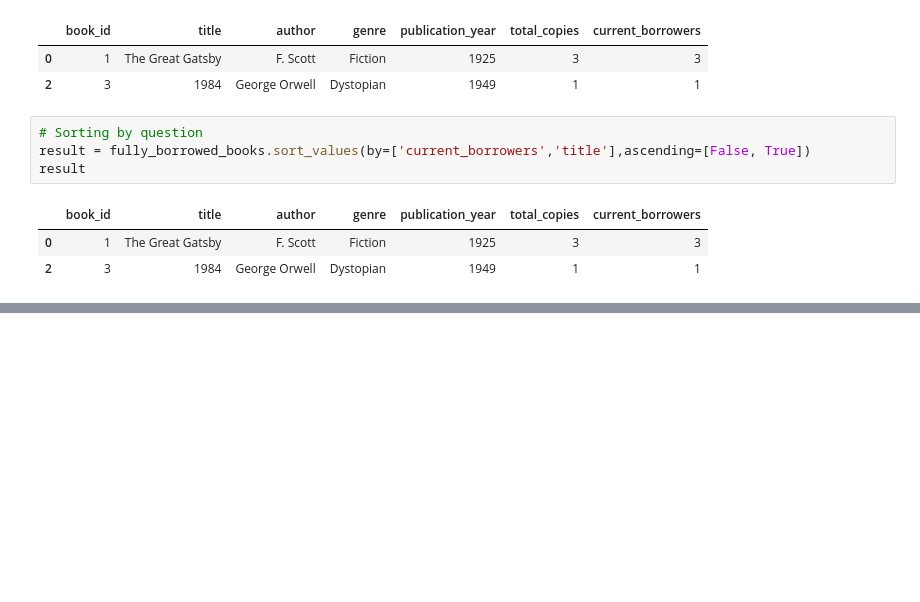
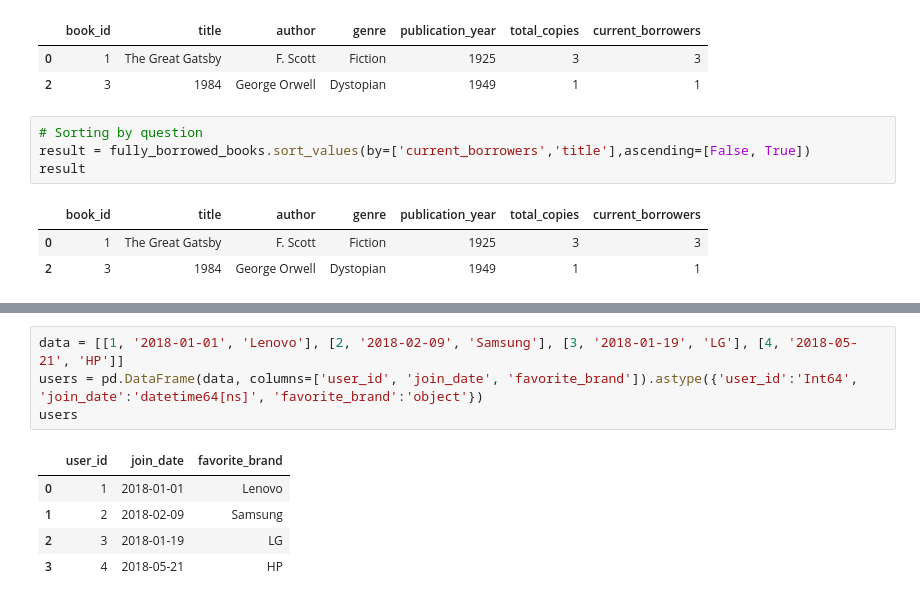
Before and after one commit to Swap-20/Leetcode-Pandas, a Jupyter notebook: Leetcode_Panda.ipynb, the cells around one changed output, grey strips where cells are left out. Drawn from its saved outputs; the diff is of its cells as text; blank space fills up the shorter version.

```diff
--- a/Leetcode_Panda.ipynb
+++ b/Leetcode_Panda.ipynb
@@ -1321,0 +1328,10 @@ result
+# %%
+data = [[1, '2018-01-01', 'Lenovo'], [2, '2018-02-09', 'Samsung'], [3, '2018-01-19', 'LG'], [4, '2018-05-21', 'HP']]
+users = pd.DataFrame(data, columns=['user_id', 'join_date', 'favorite_brand']).astype({'user_id':'Int64', 'join_date':'datetime64[ns]', 'favorite_brand':'object'})
+users
+# %% [output]
+|  | user_id | join_date | favorite_brand |
+| 0 | 1 | 2018-01-01 | Lenovo |
+| 1 | 2 | 2018-02-09 | Samsung |
+| 2 | 3 | 2018-01-19 | LG |
+| 3 | 4 | 2018-05-21 | HP |
```
Also changed, not shown: parts of 10 cells of this notebook.
